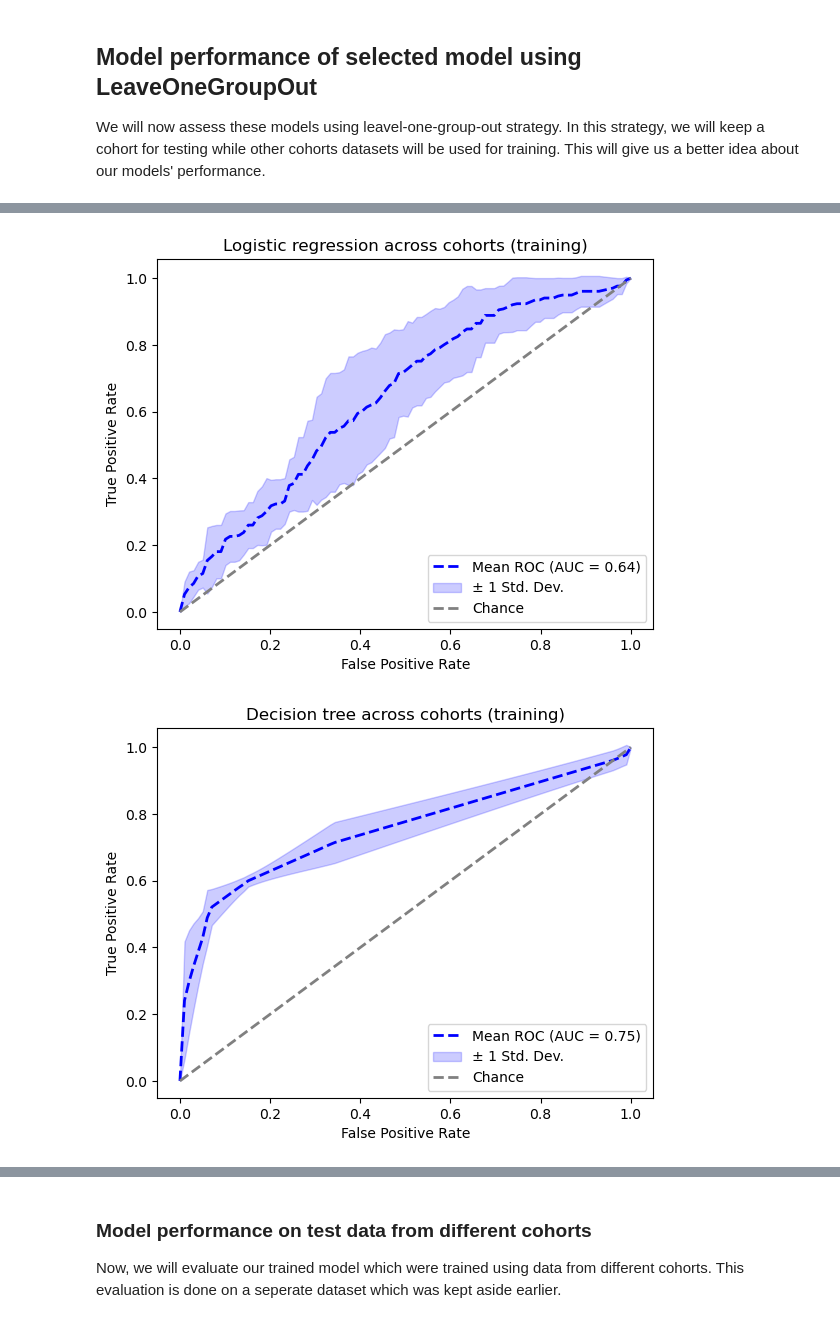
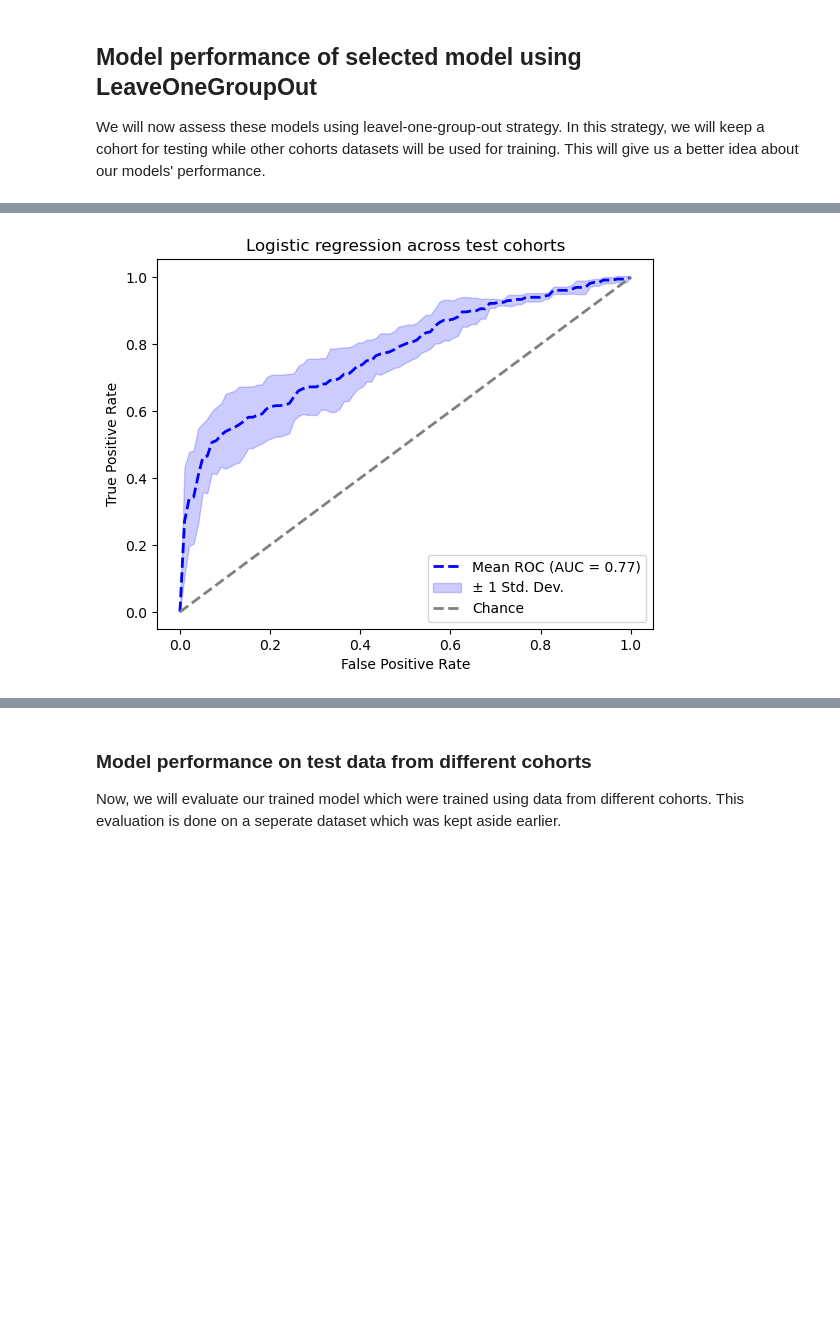
Before and after one commit to pankajchejara23/bioinformatics_book, a Jupyter notebook: chapter6.ipynb, the cells around one changed output, grey strips where cells are left out. Drawn from its saved outputs; the diff is of its cells as text; code cells hidden in the pictures; blank space fills up the shorter version.

```diff
--- a/chapter6.ipynb
+++ b/chapter6.ipynb
@@ -452,7 +452,7 @@ for country in ['france','austria','germany','italy']:
     dataset = get_country_dataset('Nine_CRC_cohorts_taxon_profiles.tsv',country,country_dataset_mapping)
 
     # Plot class ditribution
-    #sns.countplot(data=dataset, x='target_class',alpha=.6,order=['benign','malign'],palette={'benign':'green','malign':'red'})
-    #plt.ylim([0,130])
-    #plt.show()
+    sns.countplot(data=dataset, x='target_class',alpha=.6,order=['benign','malign'],palette={'benign':'green','malign':'red'})
+    plt.ylim([0,130])
+    plt.show()
 # %% [output]
@@ -531,6 +525,17 @@ from sklearn.feature_selection import RFECV, SelectKBest, SelectFpr, f_classif,
 from sklearn.linear_model import LogisticRegression
 from sklearn.linear_model import LassoCV
 from sklearn.utils import resample
+
+from sklearn.preprocessing import StandardScaler, MinMaxScaler
+from sklearn.model_selection import GridSearchCV, StratifiedKFold
+from sklearn.metrics import roc_auc_score, accuracy_score, precision_score, recall_score, roc_curve, auc
+
+from sklearn.linear_model import Lasso
+from sklearn.tree import DecisionTreeClassifier
+from sklearn.ensemble import RandomForestClassifier
+from sklearn.pipeline import Pipeline
+from sklearn.pipeline import FeatureUnion
+
 
 # Creating custom pipeline processor
 class ColumnSelector(BaseEstimator, TransformerMixin):
@@ -570,7 +575,8 @@ class VarianceThresholdFilter(BaseEstimator, TransformerMixin):
     Custom selector based on relative abundance filtering
     """
     def __init__(self, threshold=0.0):
-        self.transformer = VarianceThreshold(threshold)
+        self.threshold = threshold
+        self.transformer = VarianceThreshold(self.threshold)
 
     def fit(self, X, y=None):
         self.transformer.fit(X,y)
@@ -596,9 +602,6 @@ class FeatureSelector(BaseEstimator, TransformerMixin):
             self.estimator.fit(X,y, random_state=42)
             coef_df = pd.DataFrame(self.estimator.coef_, columns=X.columns)
             self.feature_coef = pd.concat([self.feature_coef, coef_df], axis=0, ignore_index=True)
-
-
-
 
         return self
 
@@ -670,11 +673,14 @@ class MetaDataImputer(BaseEstimator, TransformerMixin):
         return self
 
     def transform(self, X):
-        X['age'] = pd.to_numeric(X['age'], errors='coerce')
-        X['BMI'] = pd.to_numeric(X['BMI'], errors='coerce')
+        if X['age'].dtype == 'O':
+            X['age'] = pd.to_numeric(X['age'], errors='coerce')
+
+        if X['BMI'].dtype == 'O':
+            X['BMI'] = pd.to_numeric(X['BMI'], errors='coerce')
 
         for col in X.columns:
-            X[col].fillna(self.fill_values[col], inplace=True)
+            X[col] = X[col].fillna(self.fill_values[col])
         X['gender'] = X['gender'].map({'female':0, 'male':1})
         return X
 
@@ -693,7 +699,6 @@ def prepare_dataset(X, return_mapping=False):
     metadata['age'] = pd.to_numeric(metadata['age'], errors='coerce')
     metadata['BMI'] = pd.to_numeric(metadata['BMI'], errors='coerce')
 
-
     y= X['target_class'].map({'benign':0,'malign':1})
     y.reset_index(drop=True, inplace=True)
     otu.reset_index(drop=True, inplace=True)
@@ -1036,3 +1024,8 @@ def perform_logo(estimator, X, y, groups,title=''):
     plt.legend(loc='lower right')
     #plt.grid(alpha=0.3)
     plt.show()
+# %%
+train_X, train_y = prepare_dataset(train_X_df)
+test_X, test_y = prepare_dataset(test_X_df)
+
+full_pipeline.fit(train_X, train_y)
@@ -1042,16 +1070,15 @@ groups = groups.reset_index(drop=True)
 # %%
 #| label: fig-model-train_cohorts
 #| fig-cap: "Model training performance across cohorts (LOGO)"
 #| fig-subcap:
 #|   - "Logistic regression"
 #|   - "Decision Tree"
 #|   - "Random Forest"
 #| layout-ncol: 2
 #train_X, train_y, transformer = prepare_dataset(train_X_df)
 
-perform_logo(lg, train_X,train_y, groups,'Logistic regression across cohorts (training)')
-perform_logo(dt, train_X,train_y, groups,'Decision tree across cohorts (training)')
-perform_logo(rf, train_X,train_y, groups,'Random forest across cohorts (training)')
+perform_logo(full_pipeline, X, y, groups,'Logistic regression across test cohorts')
+#perform_logo(dt, train_X,train_y, groups,'Decision tree across cohorts (training)')
+#perform_logo(rf, train_X,train_y, groups,'Random forest across cohorts (training)')
 # %% [output]
-[figure, old version]
+[figure, new version]
-[figure, removed]
```
Also changed, not shown: parts of 19 cells of this notebook, 31 other files.
